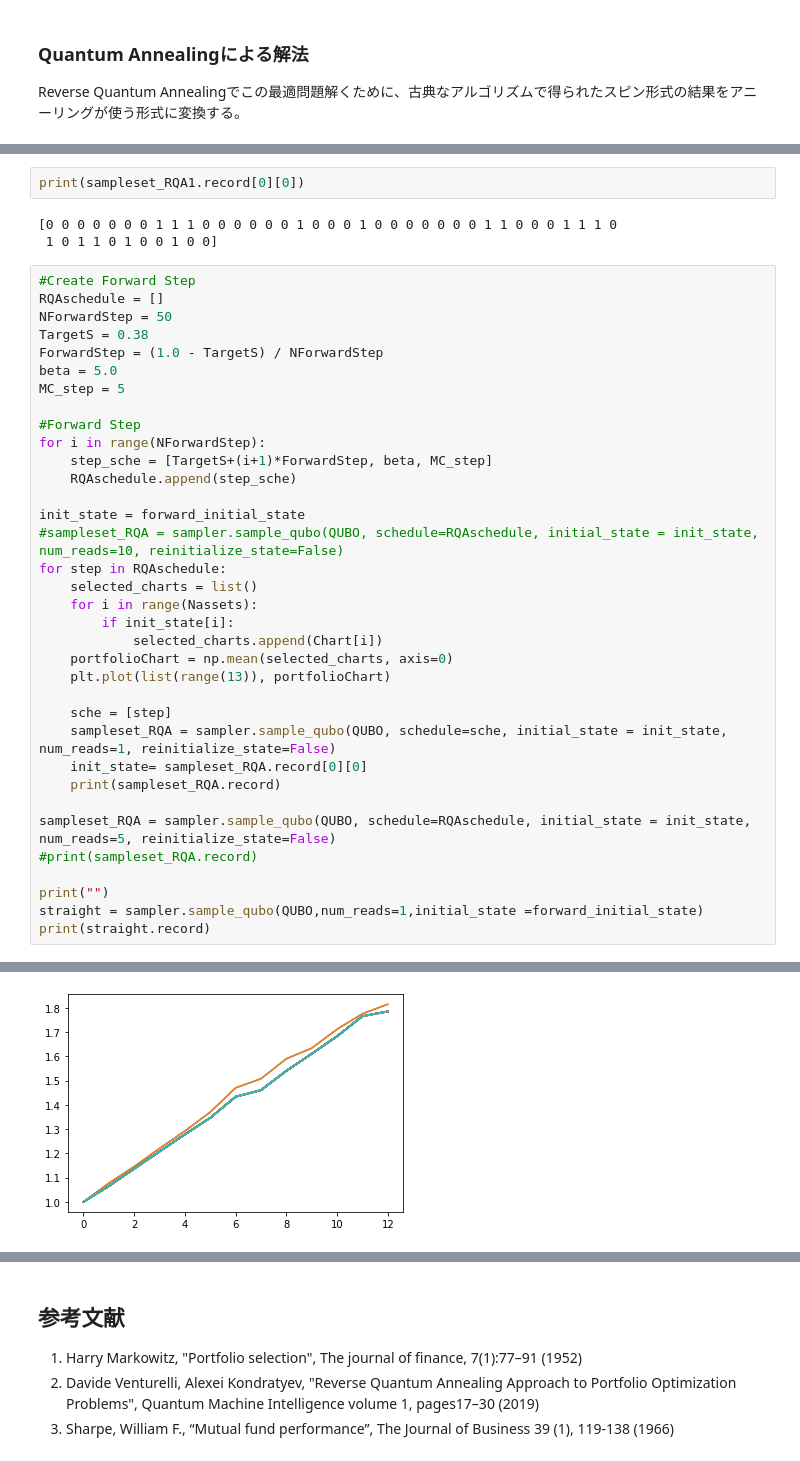
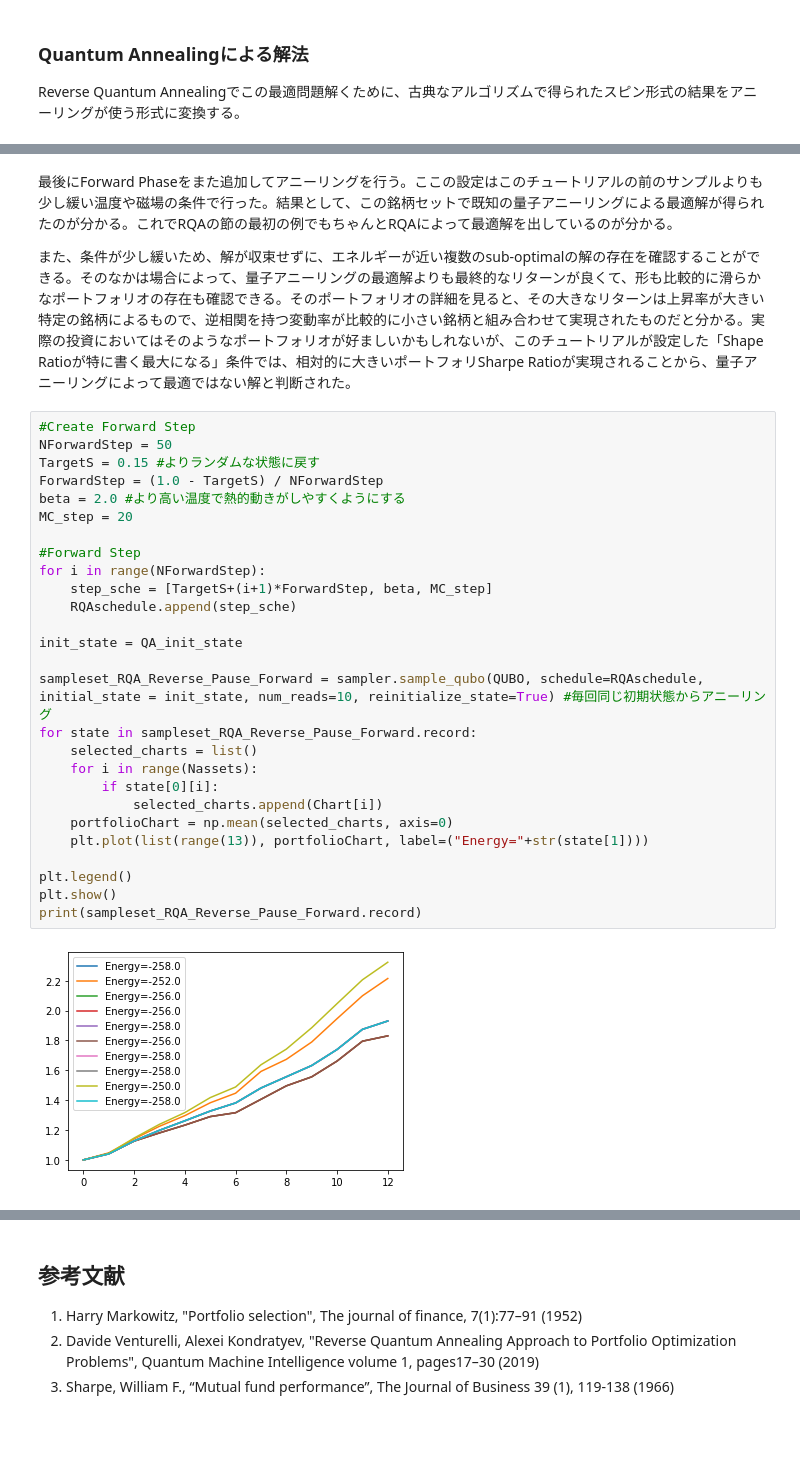
Before and after one commit to OpenJij/OpenJijTutorial, a Jupyter notebook: source/ja/013-ReverseQuantumAnnealing.ipynb, the cells around one changed output, grey strips where cells are left out. Cells and saved outputs as stored; diff of their text form; blank space fills up the shorter version.

```diff
--- a/source/ja/013-ReverseQuantumAnnealing.ipynb
+++ b/source/ja/013-ReverseQuantumAnnealing.ipynb
@@ -691,41 +719,33 @@ forward_initial_state = sampleset_RQA.record[0][0]
-# %%
-print(sampleset_RQA1.record[0][0])
-# %% [output]
-[0 0 0 0 0 0 0 1 1 1 0 0 0 0 0 0 1 0 0 0 1 0 0 0 0 0 0 0 1 1 0 0 0 1 1 1 0
- 1 0 1 1 0 1 0 0 1 0 0]
+# %% [markdown]
+最後にForward Phaseをまた追加してアニーリングを行う。ここの設定はこのチュートリアルの前のサンプルよりも少し緩い温度や磁場の条件で行った。結果として、この銘柄セットで既知の量子アニーリングによる最適解が得られたのが分かる。これでRQAの節の最初の例でもちゃんとRQAによって最適解を出しているのが分かる。
+
+また、条件が少し緩いため、解が収束せずに、エネルギーが近い複数のsub-optimalの解の存在を確認することができる。そのなかは場合によって、量子アニーリングの最適解よりも最終的なリターンが良くて、形も比較的に滑らかなポートフォリオの存在も確認できる。そのポートフォリオの詳細を見ると、その大きなリターンは上昇率が大きい特定の銘柄によるもので、逆相関を持つ変動率が比較的に小さい銘柄と組み合わせて実現されたものだと分かる。実際の投資においてはそのようなポートフォリオが好ましいかもしれないが、このチュートリアルが設定した「Shape Ratioが特に書く最大になる」条件では、相対的に大きいポートフォリSharpe Ratioが実現されることから、量子アニーリングによって最適ではない解と判断された。
 # %%
 #Create Forward Step
-RQAschedule = []
 NForwardStep = 50
-TargetS = 0.38
+TargetS = 0.15 #よりランダムな状態に戻す
 ForwardStep = (1.0 - TargetS) / NForwardStep
-beta = 5.0
-MC_step = 5
+beta = 2.0 #より高い温度で熱的動きがしやすくようにする
+MC_step = 20
 
 #Forward Step
 for i in range(NForwardStep):
     step_sche = [TargetS+(i+1)*ForwardStep, beta, MC_step]
     RQAschedule.append(step_sche)
 
-init_state = forward_initial_state
-#sampleset_RQA = sampler.sample_qubo(QUBO, schedule=RQAschedule, initial_state = init_state, num_reads=10, reinitialize_state=False)
-for step in RQAschedule:
+init_state = QA_init_state
+
+sampleset_RQA_Reverse_Pause_Forward = sampler.sample_qubo(QUBO, schedule=RQAschedule, initial_state = init_state, num_reads=10, reinitialize_state=True) #毎回同じ初期状態からアニーリング
+for state in sampleset_RQA_Reverse_Pause_Forward.record:
     selected_charts = list()
     for i in range(Nassets):
-        if init_state[i]:
+        if state[0][i]:
             selected_charts.append(Chart[i])
     portfolioChart = np.mean(selected_charts, axis=0)
-    plt.plot(list(range(13)), portfolioChart)
+    plt.plot(list(range(13)), portfolioChart, label=("Energy="+str(state[1])))
 
-    sche = [step]
-    sampleset_RQA = sampler.sample_qubo(QUBO, schedule=sche, initial_state = init_state, num_reads=1, reinitialize_state=False)
-    init_state= sampleset_RQA.record[0][0]
-    print(sampleset_RQA.record)
-
-sampleset_RQA = sampler.sample_qubo(QUBO, schedule=RQAschedule, initial_state = init_state, num_reads=5, reinitialize_state=False)
-#print(sampleset_RQA.record)
-
-print("")
-straight = sampler.sample_qubo(QUBO,num_reads=1,initial_state =forward_initial_state)
-print(straight.record)
+plt.legend()
+plt.show()
+print(sampleset_RQA_Reverse_Pause_Forward.record)
 # %% [output]
+[figure, new version]
@@ -749 +761,0 @@ print(straight.record)
-[figure, old version]
```
Also changed, not shown: parts of 23 cells of this notebook.
